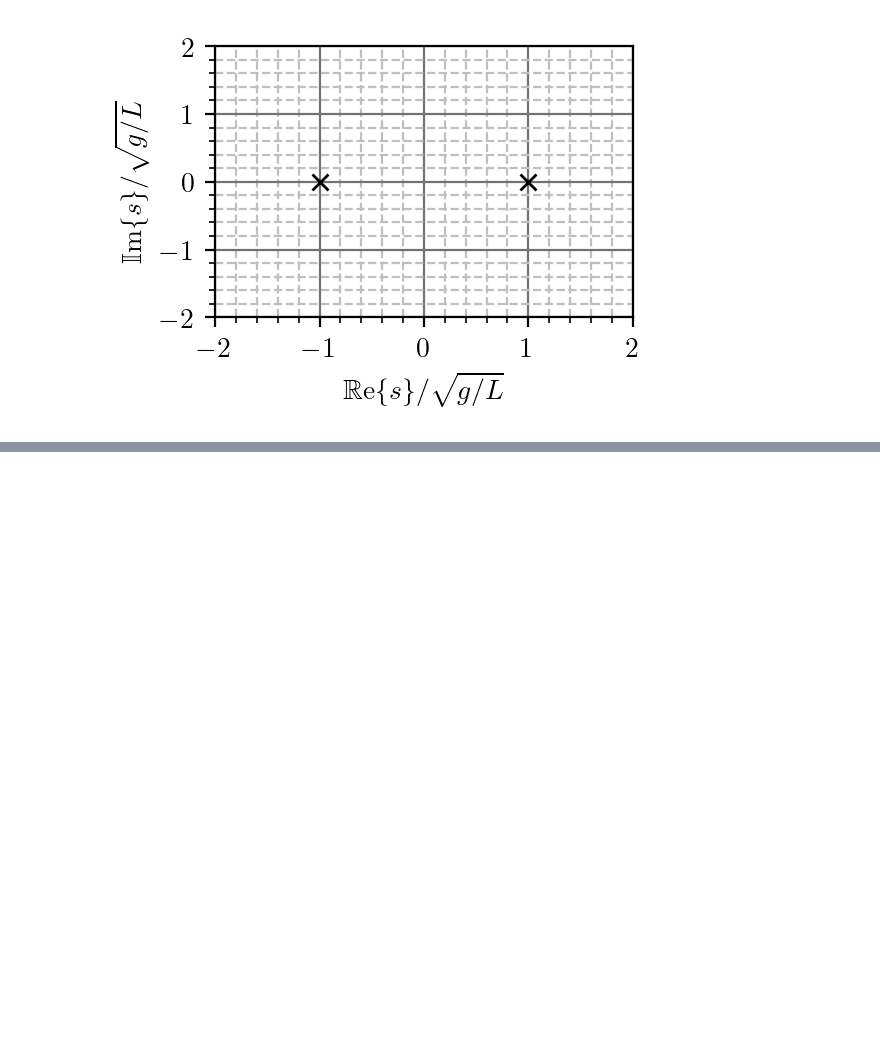
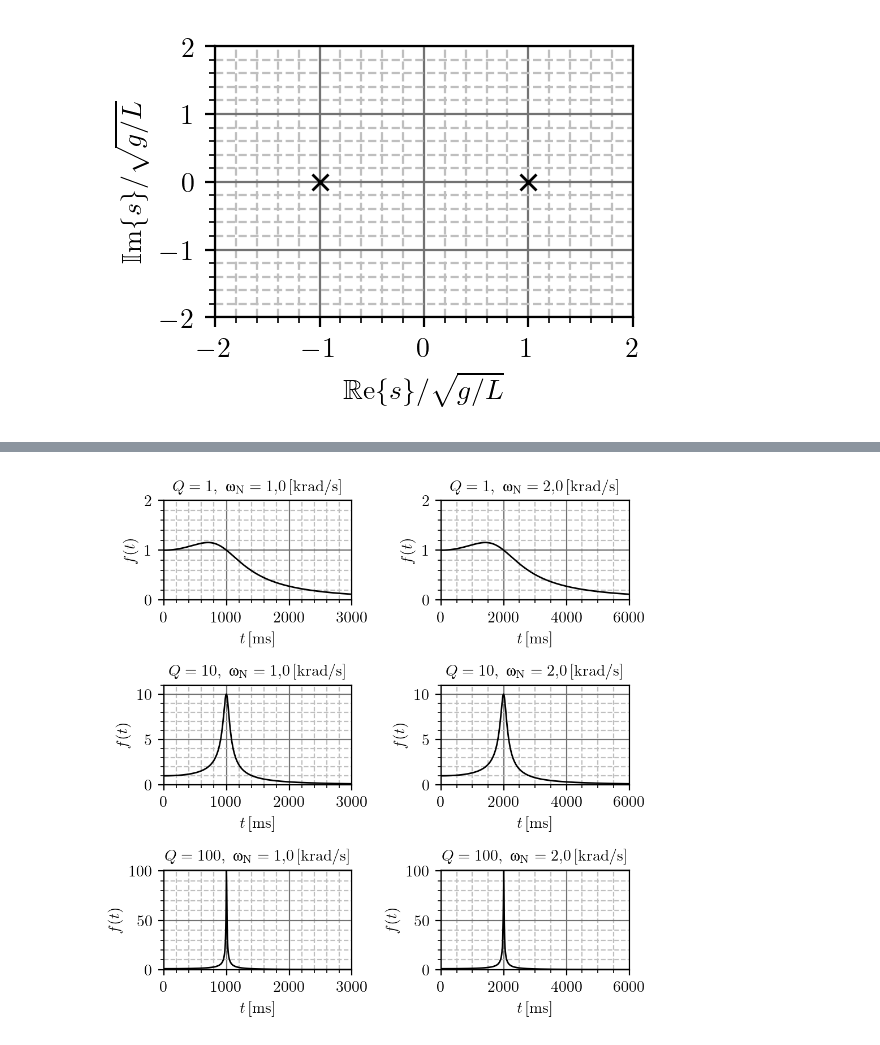
Before and after one commit to djokicd/zbirka-sis, a Jupyter notebook: 4_laplasova_transformacija/3_fje_prenosa/fig/LT_plotovi.ipynb, the cells around one changed output, grey strips where cells are left out. Cells and saved outputs as stored; diff of their text form; code cells hidden in the pictures; blank space fills up the shorter version.

```diff
--- a/4_laplasova_transformacija/3_fje_prenosa/fig/LT_plotovi.ipynb
+++ b/4_laplasova_transformacija/3_fje_prenosa/fig/LT_plotovi.ipynb
@@ -312,0 +455,45 @@ plt.savefig("pmap_klatno.pdf", bbox_inches='tight')
+# %%
+w = 1.5 * 165 / 24.5 / 2
+a = 2 * 4 / 2
+
+#fig = figure (figsize = (w, w/a), dpi = 200)
+fig, ax = plt.subplots(3, 2, figsize = (w, w/a * 4), dpi = 200)
+xlim([-2,2])
+ylim([-2,2])
+minorticks_on()
+#grid(b=True, which='major', color='0.45', linestyle='-')
+#grid(b=True, which='minor', color='0.75', linestyle='--')
+
+Q_vec = [ 1, 1,    10,    10   ,  100, 100 ]
+wNvec = [ 1e3, 2e3, 1e3, 2e3,  1e3, 2e3 ]
+
+for Q,wN,m in zip(Q_vec, wNvec, range(2*4)):
+
+    sigma = -wN/(2*Q)
+    w0 = wN*sqrt(1 - 1/(4*Q**2))
+    phi = arctan(sqrt(4*Q**2 - 1))
+
+    def H(w):
+        return wN**2/(  sqrt( ( (wN**2 - w**2)**2 + (w*wN/Q)**2 )) )
+
+    wmax =  3*wN
+    H_vec = linspace(0, wmax, 1000)
+
+    v = [ H(w) for w in H_vec ]
+
+    ax.flatten()[m].plot(H_vec, v, 'k-', lw = 1)
+    ax.flatten()[m].set_xlabel(r"$t\rm\,[ms]$")
+    ax.flatten()[m].set_ylabel(r"$f(t)$")
+    ax.flatten()[m].set_title(r"$Q = " + str(Q) + r", \,\, \upomega_\mathrm{N} = " + str(wN/1000.0).replace('.', ',') + r"\rm\, [krad/s]$", fontsize=10)
+
+    ax.flatten()[m].minorticks_on()
+    ax.flatten()[m].set_xlim(0, wmax)
+    ax.flatten()[m].set_ylim(0, Q + 1)
+
+    ax.flatten()[m].grid(b=True, which='major', color='0.45', linestyle='-')
+    ax.flatten()[m].grid(b=True, which='minor', color='0.75', linestyle='--')
+
+plt.tight_layout()
+#plt.savefig("Q_razlicite_ampl_resp.pdf", bbox_inches='tight')
+# %% [output]
+[figure, added]
```
Also changed, not shown: parts of 4 cells of this notebook, 9 other files.
